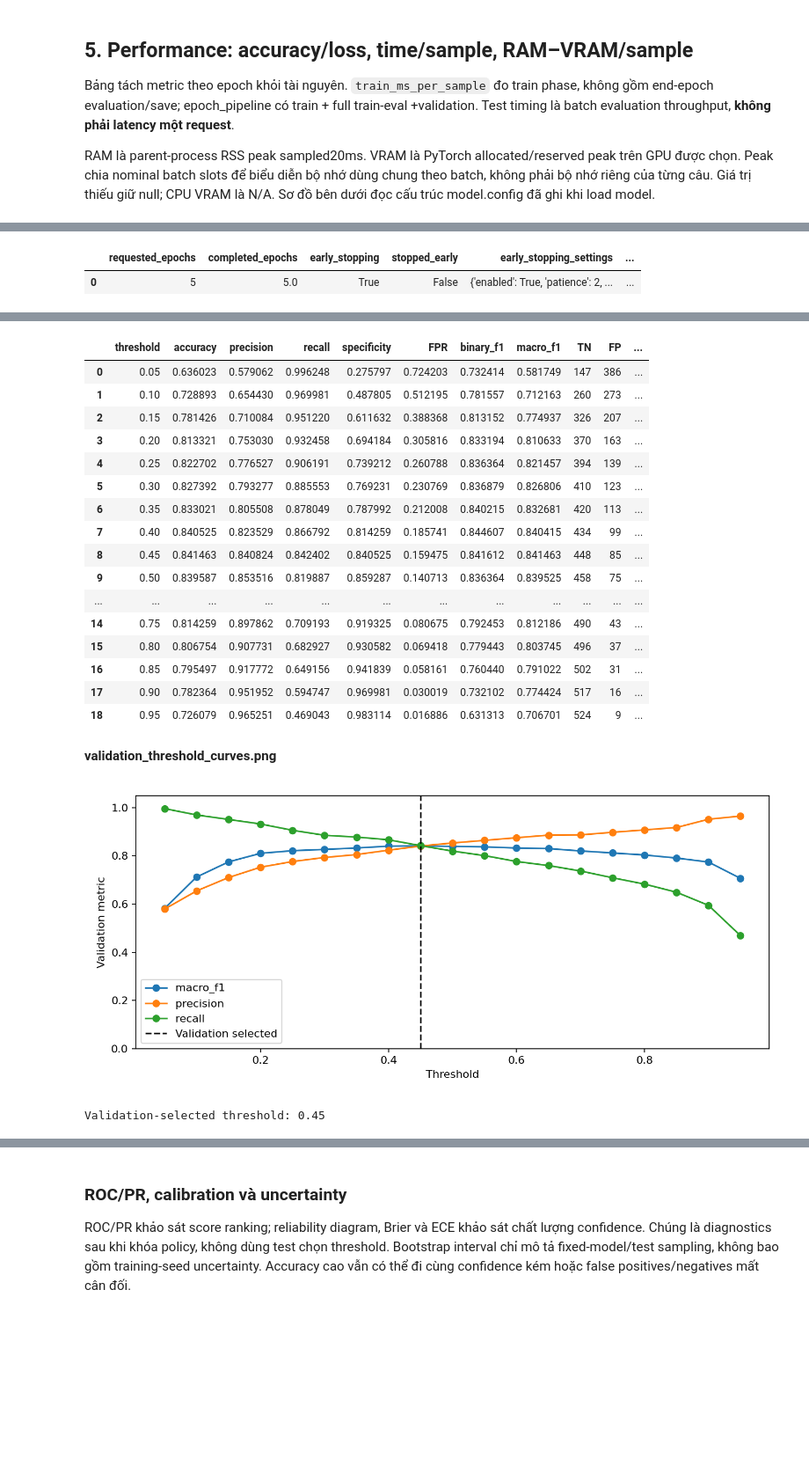
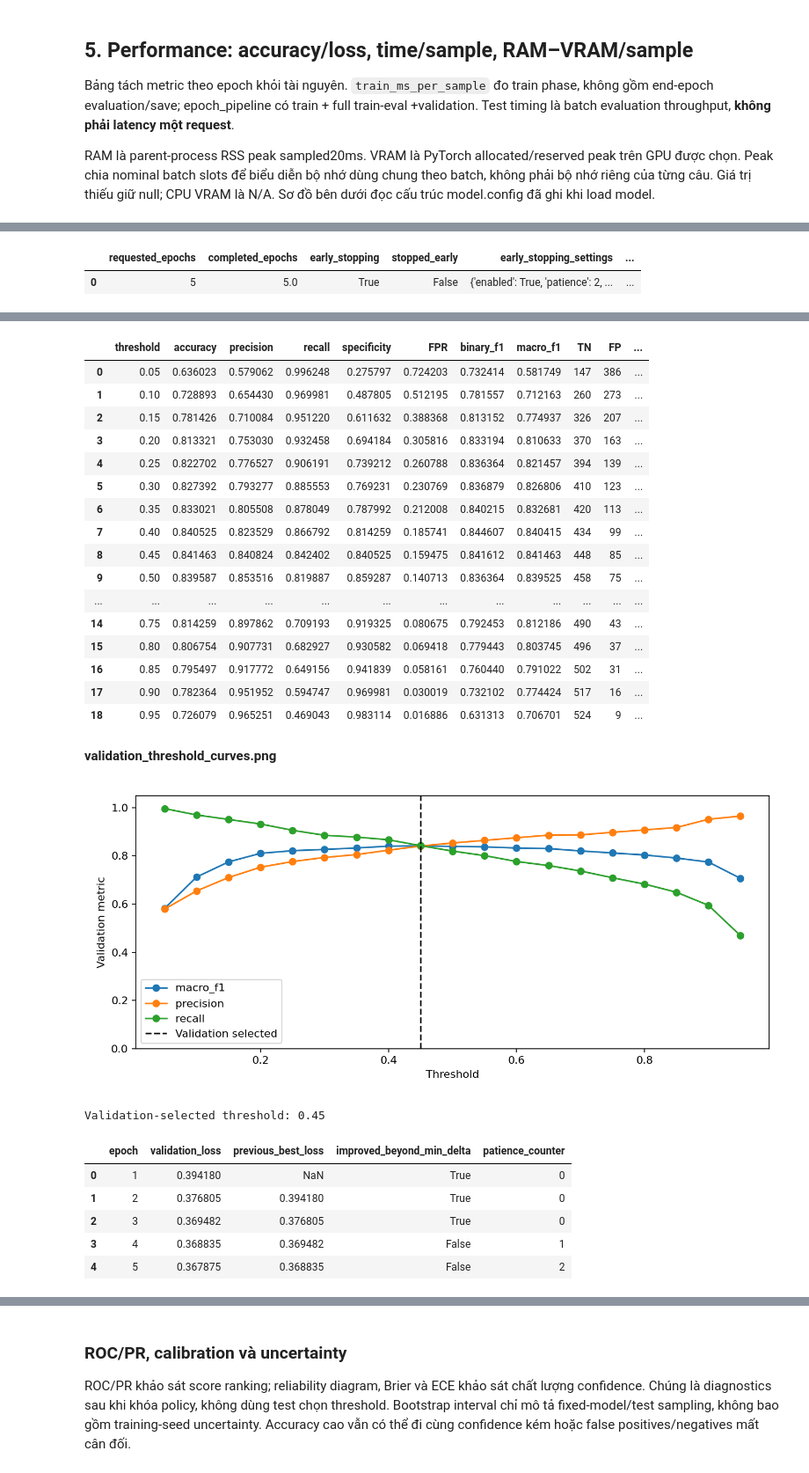
Before and after one commit to lacthui06/Lab-DL, a Jupyter notebook: labs/lab03/notebooks/02_modeling.ipynb, the cells around one changed output, grey strips where cells are left out. Shown at 88% size. Cells and saved outputs as stored; diff of their text form; code cells hidden in the pictures; blank space fills up the shorter version.

```diff
--- a/labs/lab03/notebooks/02_modeling.ipynb
+++ b/labs/lab03/notebooks/02_modeling.ipynb
@@ -242,6 +249,11 @@ display(session.table("model", "validation_threshold_scan.json"))
 session.show("model", ["validation_threshold_curves.png"])
 
 print("Validation-selected threshold:", policy["selected_threshold"])
+
+session.paths["result_analysis"] = session.lab/"outputs/published/result_analysis"
+results_summary = session.read(session.paths["result_analysis"]/"results_summary.json")
+assert results_summary["source_run"] == session.paths["model"].name, "Published analysis phải thuộc đúng model run."
+display(session.table("result_analysis", "early_stopping_replay.json", "epochs"))
 # %% [output]
 |  | requested_epochs | completed_epochs | early_stopping | stopped_early | early_stopping_settings | ... |
 | 0 | 5 | 5.0 | True | False | {'enabled': True, 'patience': 2, ... | ... |
@@ -253,33 +265,39 @@ print("Validation-selected threshold:", policy["selected_threshold"])
  'FPR': 0.15947467166979362,
  'binary_f1': 0.8416119962511716,
  'macro_f1': 0.8414632751208909,
  'TN': 448,
  'FP': 85,
  'FN': 84,
  'TP': 449,
  'negative_support': 533,
  'positive_support': 533,
  'sample_count': 1066}
 |  | threshold | accuracy | precision | recall | specificity | FPR | binary_f1 | macro_f1 | TN | FP | ... |
 | 0 | 0.05 | 0.636023 | 0.579062 | 0.996248 | 0.275797 | 0.724203 | 0.732414 | 0.581749 | 147 | 386 | ... |
 | 1 | 0.10 | 0.728893 | 0.654430 | 0.969981 | 0.487805 | 0.512195 | 0.781557 | 0.712163 | 260 | 273 | ... |
 | 2 | 0.15 | 0.781426 | 0.710084 | 0.951220 | 0.611632 | 0.388368 | 0.813152 | 0.774937 | 326 | 207 | ... |
 | 3 | 0.20 | 0.813321 | 0.753030 | 0.932458 | 0.694184 | 0.305816 | 0.833194 | 0.810633 | 370 | 163 | ... |
 | 4 | 0.25 | 0.822702 | 0.776527 | 0.906191 | 0.739212 | 0.260788 | 0.836364 | 0.821457 | 394 | 139 | ... |
 | 5 | 0.30 | 0.827392 | 0.793277 | 0.885553 | 0.769231 | 0.230769 | 0.836879 | 0.826806 | 410 | 123 | ... |
 | 6 | 0.35 | 0.833021 | 0.805508 | 0.878049 | 0.787992 | 0.212008 | 0.840215 | 0.832681 | 420 | 113 | ... |
 | 7 | 0.40 | 0.840525 | 0.823529 | 0.866792 | 0.814259 | 0.185741 | 0.844607 | 0.840415 | 434 | 99 | ... |
 | 8 | 0.45 | 0.841463 | 0.840824 | 0.842402 | 0.840525 | 0.159475 | 0.841612 | 0.841463 | 448 | 85 | ... |
 | 9 | 0.50 | 0.839587 | 0.853516 | 0.819887 | 0.859287 | 0.140713 | 0.836364 | 0.839525 | 458 | 75 | ... |
 | ... | ... | ... | ... | ... | ... | ... | ... | ... | ... | ... | ... |
 | 14 | 0.75 | 0.814259 | 0.897862 | 0.709193 | 0.919325 | 0.080675 | 0.792453 | 0.812186 | 490 | 43 | ... |
 | 15 | 0.80 | 0.806754 | 0.907731 | 0.682927 | 0.930582 | 0.069418 | 0.779443 | 0.803745 | 496 | 37 | ... |
 | 16 | 0.85 | 0.795497 | 0.917772 | 0.649156 | 0.941839 | 0.058161 | 0.760440 | 0.791022 | 502 | 31 | ... |
 | 17 | 0.90 | 0.782364 | 0.951952 | 0.594747 | 0.969981 | 0.030019 | 0.732102 | 0.774424 | 517 | 16 | ... |
 | 18 | 0.95 | 0.726079 | 0.965251 | 0.469043 | 0.983114 | 0.016886 | 0.631313 | 0.706701 | 524 | 9 | ... |
 **validation_threshold_curves.png**
 [figure]
 Validation-selected threshold: 0.45
+|  | epoch | validation_loss | previous_best_loss | improved_beyond_min_delta | patience_counter |
+| 0 | 1 | 0.394180 | NaN | True | 0 |
+| 1 | 2 | 0.376805 | 0.394180 | True | 0 |
+| 2 | 3 | 0.369482 | 0.376805 | True | 0 |
+| 3 | 4 | 0.368835 | 0.369482 | False | 1 |
+| 4 | 5 | 0.367875 | 0.368835 | False | 2 |
 # %% [markdown]
 ## 7. Đánh giá test và baseline
 
```
Also changed, not shown: parts of 10 cells of this notebook, 38 other files.
